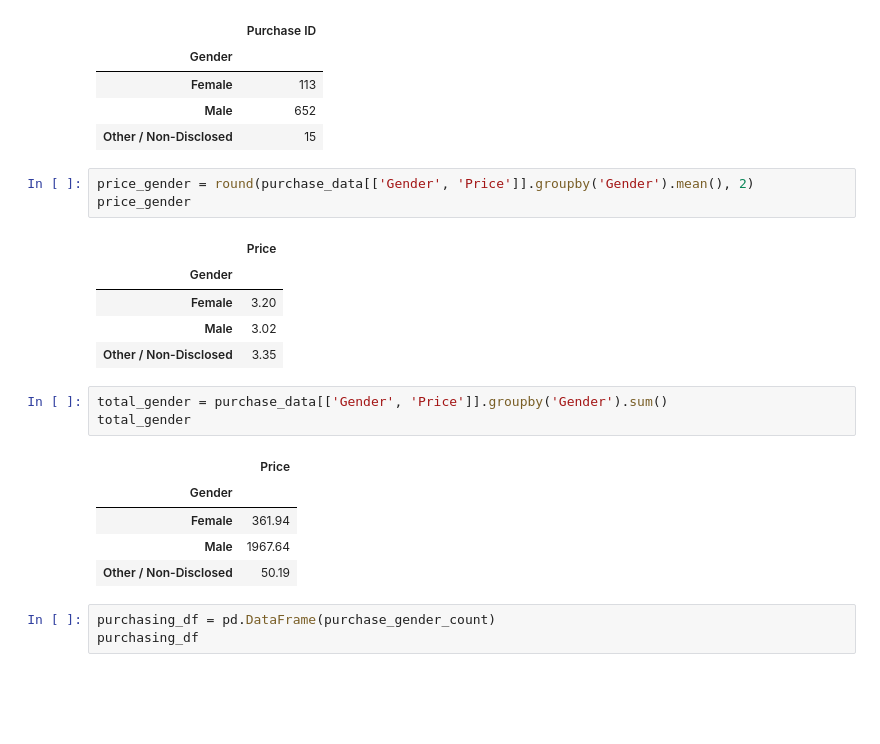
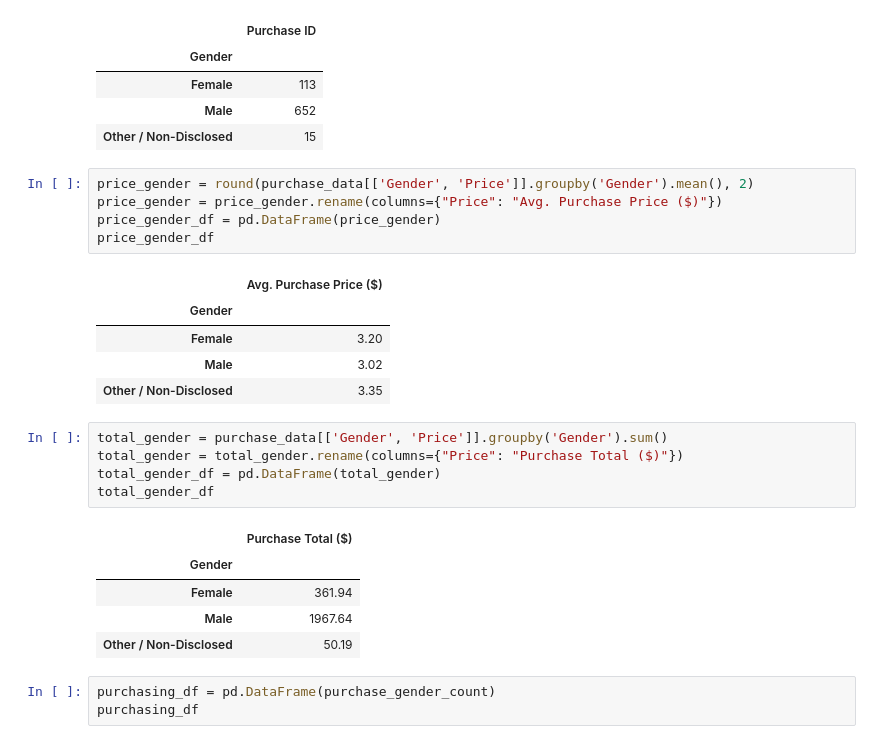
Before and after one commit to JMazick/pandas-challenge, a Jupyter notebook: HeroesOfPymoli/HeroesOfPymoli_starter.ipynb, the cells around one changed output. Cells and saved outputs as stored; diff of their text form; blank space fills up the shorter version.

```diff
--- a/HeroesOfPymoli/HeroesOfPymoli_starter.ipynb
+++ b/HeroesOfPymoli/HeroesOfPymoli_starter.ipynb
@@ -138,18 +133,22 @@ purchase_gender_count
 | Other / Non-Disclosed | 15 |
 # %%
 price_gender = round(purchase_data[['Gender', 'Price']].groupby('Gender').mean(), 2)
-price_gender
+price_gender = price_gender.rename(columns={"Price": "Avg. Purchase Price ($)"})
+price_gender_df = pd.DataFrame(price_gender)
+price_gender_df
 # %% [output]
-|  | Price |
+|  | Avg. Purchase Price ($) |
 | Gender |  |
 | Female | 3.20 |
 | Male | 3.02 |
 | Other / Non-Disclosed | 3.35 |
 # %%
 total_gender = purchase_data[['Gender', 'Price']].groupby('Gender').sum()
-total_gender
+total_gender = total_gender.rename(columns={"Price": "Purchase Total ($)"})
+total_gender_df = pd.DataFrame(total_gender)
+total_gender_df
 # %% [output]
-|  | Price |
+|  | Purchase Total ($) |
 | Gender |  |
 | Female | 361.94 |
 | Male | 1967.64 |
```
Also changed, not shown: parts of 9 cells of this notebook.
